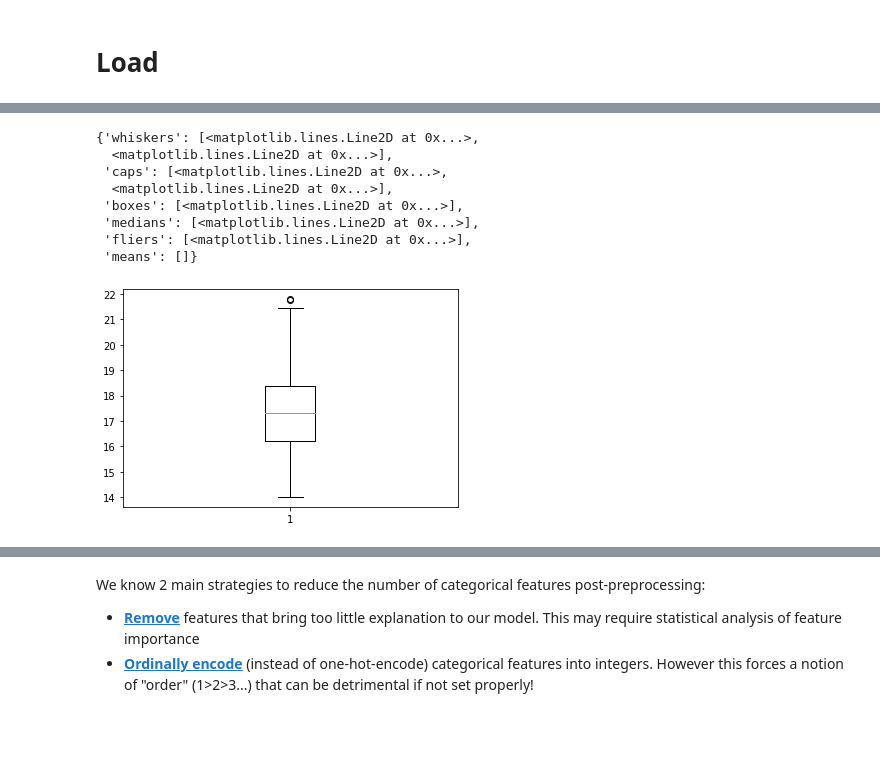
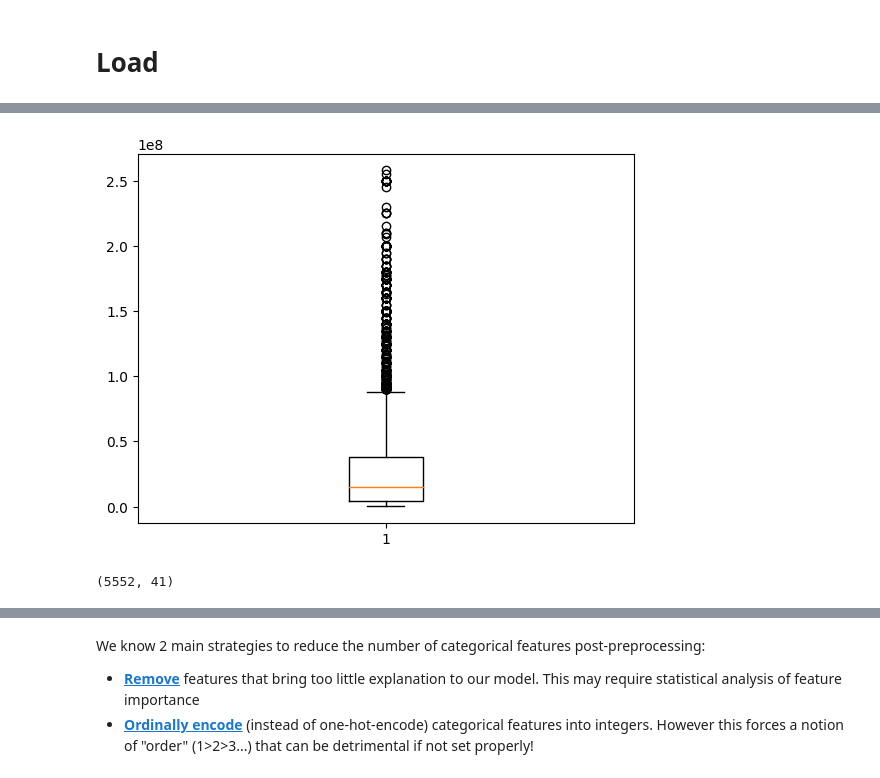
Before and after one commit to khasija/data-movie-revenue-prediction, a Jupyter notebook: notebooks/ketan_final_pipeline.ipynb, the cells around one changed output, grey strips where cells are left out. Cells and saved outputs as stored; diff of their text form; code cells hidden in the pictures; blank space fills up the shorter version.

```diff
--- a/notebooks/ketan_final_pipeline.ipynb
+++ b/notebooks/ketan_final_pipeline.ipynb
@@ -16,4 +20,4 @@ from sklearn.decomposition import PCA
 # %% [markdown]
 # Load
 # %%
-data = pd.read_csv('../data/AllDataMerged_updated.csv')
+data = pd.read_csv('../data/AllMoviesDetailsCleaned_1.csv')
@@ -42 +64,7 @@ memory usage: 2.6+ MB
+# %%
+data = data[data['revenue'] >3000]
+data = data[data['revenue'] < 1519557910]
+# %%
+data = data[data['budget'] >30000]
+data = data[data['budget'] < 260000000]
 # %%
@@ -78,14 +74,8 @@ dtype: int64
-# %%
-data = data[np.log(data['revenue'])>14]
 # %%
-plt.boxplot(np.log(data['revenue']))
+plt.boxplot(data['budget']);
 # %% [output]
-{'whiskers': [<matplotlib.lines.Line2D at 0x...>,
-  <matplotlib.lines.Line2D at 0x...>],
- 'caps': [<matplotlib.lines.Line2D at 0x...>,
-  <matplotlib.lines.Line2D at 0x...>],
- 'boxes': [<matplotlib.lines.Line2D at 0x...>],
- 'medians': [<matplotlib.lines.Line2D at 0x...>],
- 'fliers': [<matplotlib.lines.Line2D at 0x...>],
- 'means': []}
-[figure, old version]
+[figure, new version]
+# %%
+data.shape
+# %% [output]
+(5552, 41)
```
Also changed, not shown: parts of 116 cells of this notebook, 2 other files.
